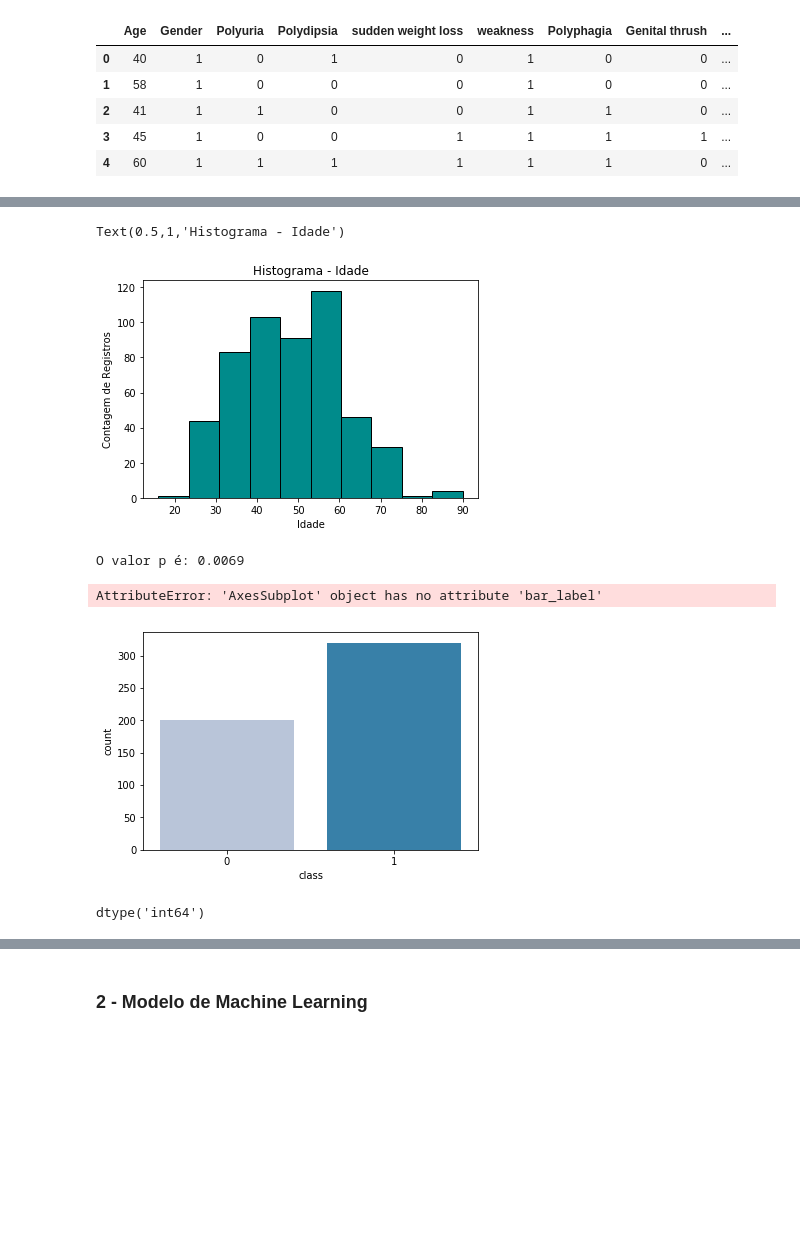
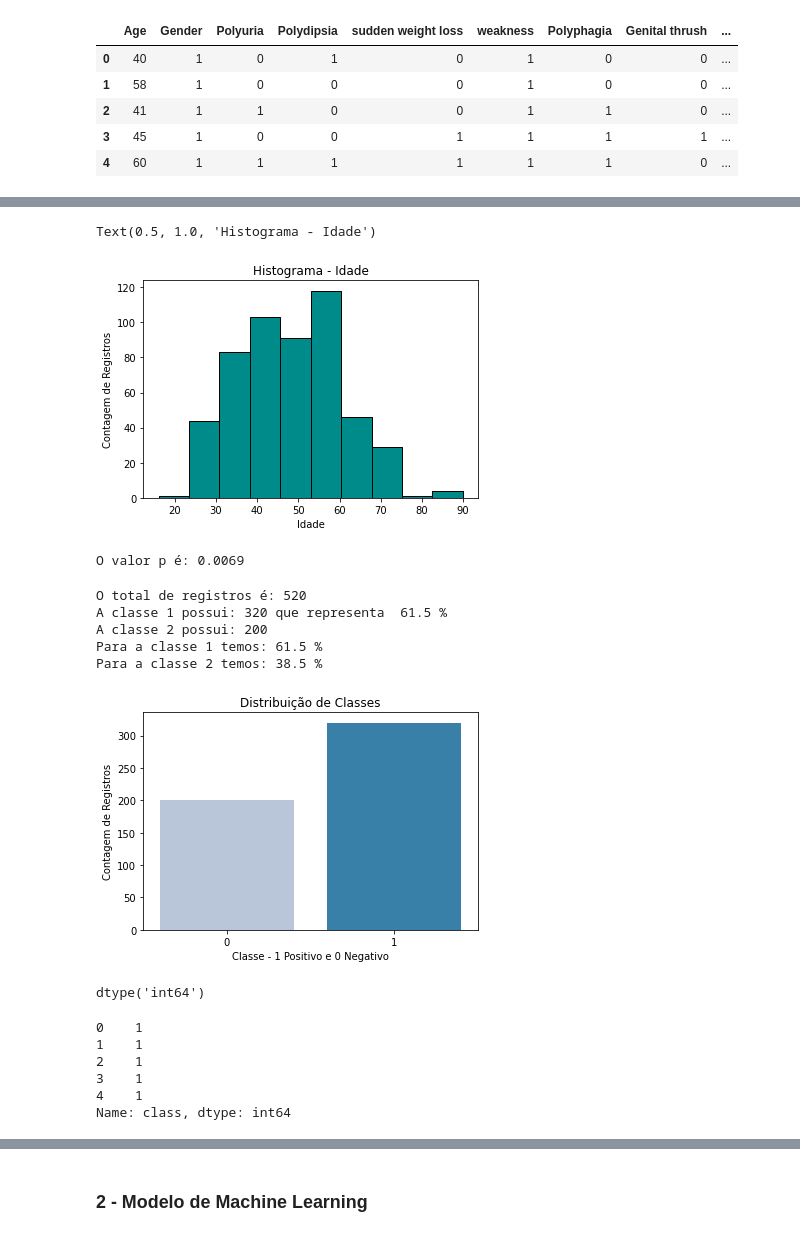
Before and after one commit to marcosmorais94/diabetes_UCI, a Jupyter notebook: Diabetes_Python.ipynb, the cells around one changed output, grey strips where cells are left out. Saved outputs shown, nothing was run; the diff lists cells and outputs as text; code cells hidden in the pictures; blank space fills up the shorter version.

```diff
--- a/Diabetes_Python.ipynb
+++ b/Diabetes_Python.ipynb
@@ -23,7 +23,7 @@ warnings.filterwarnings('ignore')
 %matplotlib inline
 # %%
 # Carregando o dataset
-df = pd.read_csv('python_scripts/diabetes/diabetes_data_upload.csv')
+df = pd.read_csv('scripts_python/diabetes/diabetes_data_upload.csv')
 df.head()
 # %% [output]
 |  | Age | Gender | Polyuria | Polydipsia | sudden weight loss | weakness | Polyphagia | Genital thrush | ... |
@@ -116,8 +116,8 @@ plt.ylabel('Contagem de Registros')
 plt.xlabel('Idade')
 plt.title('Histograma - Idade')
 # %% [output]
-Text(0.5,1,'Histograma - Idade')
+Text(0.5, 1.0, 'Histograma - Idade')
-[figure, old version]
+[figure, new version]
 # %%
 # teste de normalidade
 # O teste rejeitou a normalidade dos dados. Nesse caso, o que pode ter ocasionado isso é o baixo volume de dados (520 registros).
@@ -131,24 +131,28 @@ O valor p é: 0.0069
 # %%
 # Visualizando o balanceamento de classes
 
 # Como o gráfico demonstra, temos um desbalanceamento de classes no dataset que é algo esperado.
 # O ideal é que as classes tenham uma distribuição próximo de 50%, sendo que até 45% em um classe seja aceitável.
 # No caso, temos uma classe com 61% e outra com 38%. Nesse caso, será necessário o balanceamento de classes.
 
 graf_class = sns.countplot(x = 'class', data = df_2, palette = 'PuBu')
-graf_class.bar_label(graf_class.containers[0])
+#graf_class.bar_label(graf_class.containers[0])
 graf_class.set_xlabel('Classe - 1 Positivo e 0 Negativo')
 graf_class.set_ylabel('Contagem de Registros')
 graf_class.set_title('Distribuição de Classes')
 
 class_table = df_2['class'].value_counts()
 
 print('O total de registros é:', class_table.sum())
-print('Para a classe 1 temos:', round((class_table[1]/class_table.sum())*100,1),"%")
-print('Para a classe 2 temos:', round((class_table[0]/class_table.sum())*100,1),"%")
+print('A classe 1 possui', class_table[1].sum(), 'que representa', round((class_table[1]/class_table.sum())*100,1),"%")
+print('A classe 2 possui:', class_table[0].sum(), 'que representa', round((class_table[0]/class_table.sum())*100,1),"%")
 # %% [output]
-AttributeError: 'AxesSubplot' object has no attribute 'bar_label'
+O total de registros é: 520
+A classe 1 possui: 320 que representa  61.5 %
+A classe 2 possui: 200
+Para a classe 1 temos: 61.5 %
+Para a classe 2 temos: 38.5 %
-[figure, old version]
+[figure, new version]
 # %%
 # Balanceamento de Classes
 
@@ -165,6 +169,15 @@ x_res, y_res = smote_bal.fit_resample(x, y)
 y.dtypes
 # %% [output]
 dtype('int64')
+# %%
+y_res.head()
+# %% [output]
+0    1
+1    1
+2    1
+3    1
+4    1
+Name: class, dtype: int64
 # %%
 # Classes foram balanceadas conforme o gráfico abaixo.
 
```
Also changed, not shown: parts of 10 cells of this notebook.
